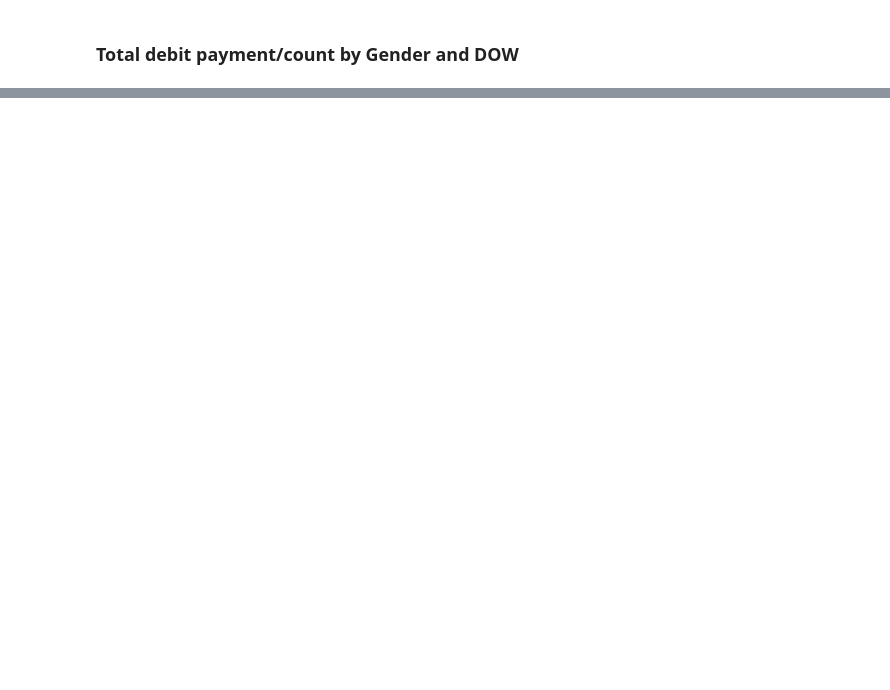
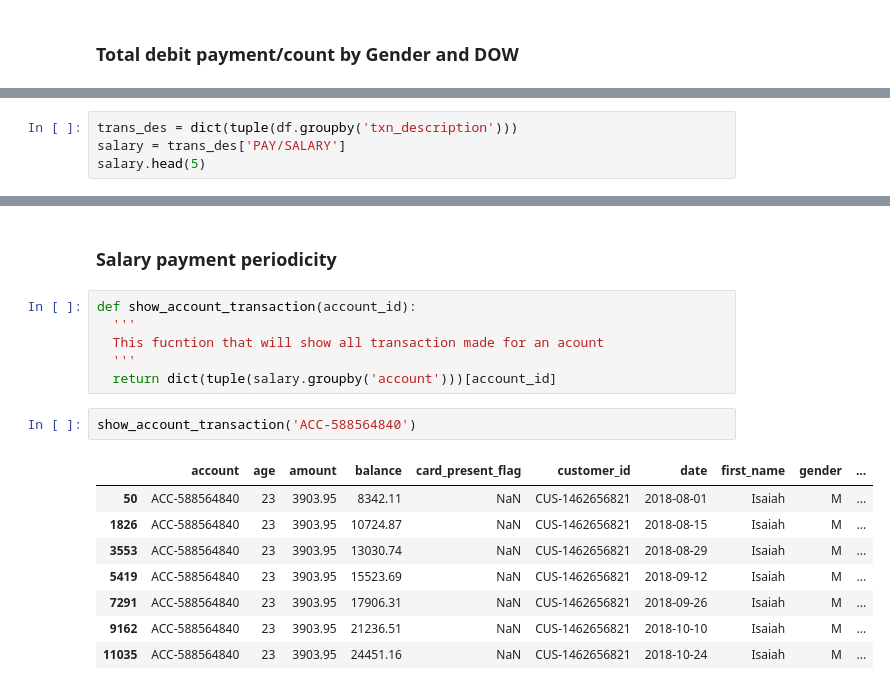
Before and after one commit to baoqdng/Customer_Transaction_Analytics, a Jupyter notebook: Customer_Transaction_Predictive_Analytics.ipynb, the cells around one changed output, grey strips where cells are left out. Saved outputs shown, nothing was run; the diff lists cells and outputs as text; blank space fills up the shorter version.

```diff
--- a/Customer_Transaction_Predictive_Analytics.ipynb
+++ b/Customer_Transaction_Predictive_Analytics.ipynb
@@ -841,0 +857,4 @@ fig.show()
+# %%
+trans_des = dict(tuple(df.groupby('txn_description')))
+salary = trans_des['PAY/SALARY']
+salary.head(5)
@@ -841,0 +868,19 @@ fig.show()
+# %% [markdown]
+### Salary payment periodicity
+# %%
+def show_account_transaction(account_id):
+  '''
+  This fucntion that will show all transaction made for an acount
+  '''
+  return dict(tuple(salary.groupby('account')))[account_id]
+# %%
+show_account_transaction('ACC-588564840')
+# %% [output]
+|  | account | age | amount | balance | card_present_flag | customer_id | date | first_name | gender | ... |
+| 50 | ACC-588564840 | 23 | 3903.95 | 8342.11 | NaN | CUS-1462656821 | 2018-08-01 | Isaiah | M | ... |
+| 1826 | ACC-588564840 | 23 | 3903.95 | 10724.87 | NaN | CUS-1462656821 | 2018-08-15 | Isaiah | M | ... |
+| 3553 | ACC-588564840 | 23 | 3903.95 | 13030.74 | NaN | CUS-1462656821 | 2018-08-29 | Isaiah | M | ... |
+| 5419 | ACC-588564840 | 23 | 3903.95 | 15523.69 | NaN | CUS-1462656821 | 2018-09-12 | Isaiah | M | ... |
+| 7291 | ACC-588564840 | 23 | 3903.95 | 17906.31 | NaN | CUS-1462656821 | 2018-09-26 | Isaiah | M | ... |
+| 9162 | ACC-588564840 | 23 | 3903.95 | 21236.51 | NaN | CUS-1462656821 | 2018-10-10 | Isaiah | M | ... |
+| 11035 | ACC-588564840 | 23 | 3903.95 | 24451.16 | NaN | CUS-1462656821 | 2018-10-24 | Isaiah | M | ... |
```
Also changed, not shown: parts of 15 cells of this notebook.
